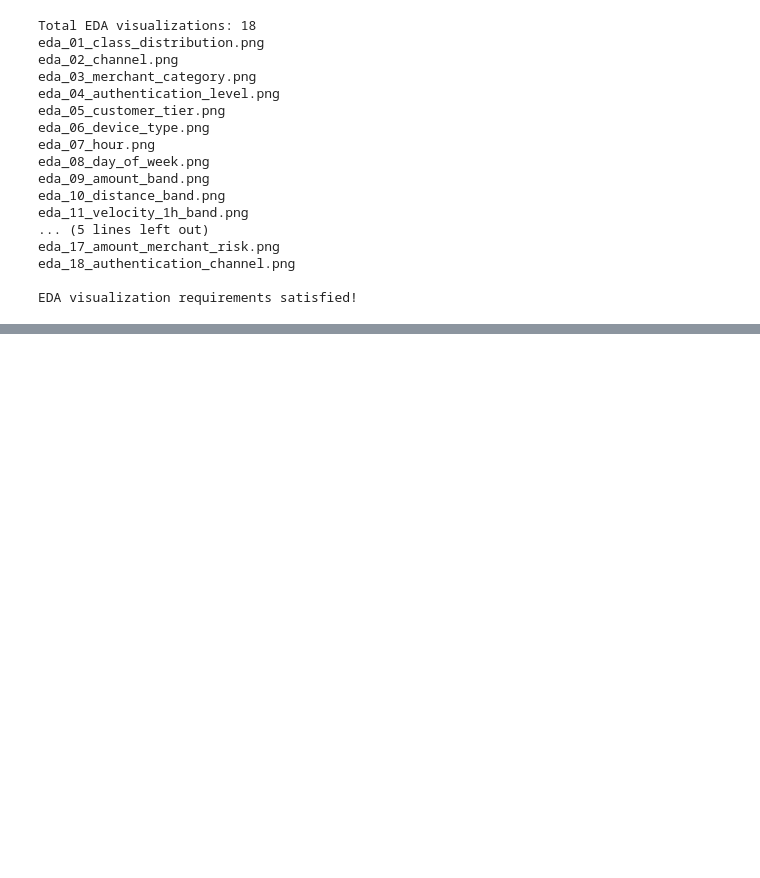
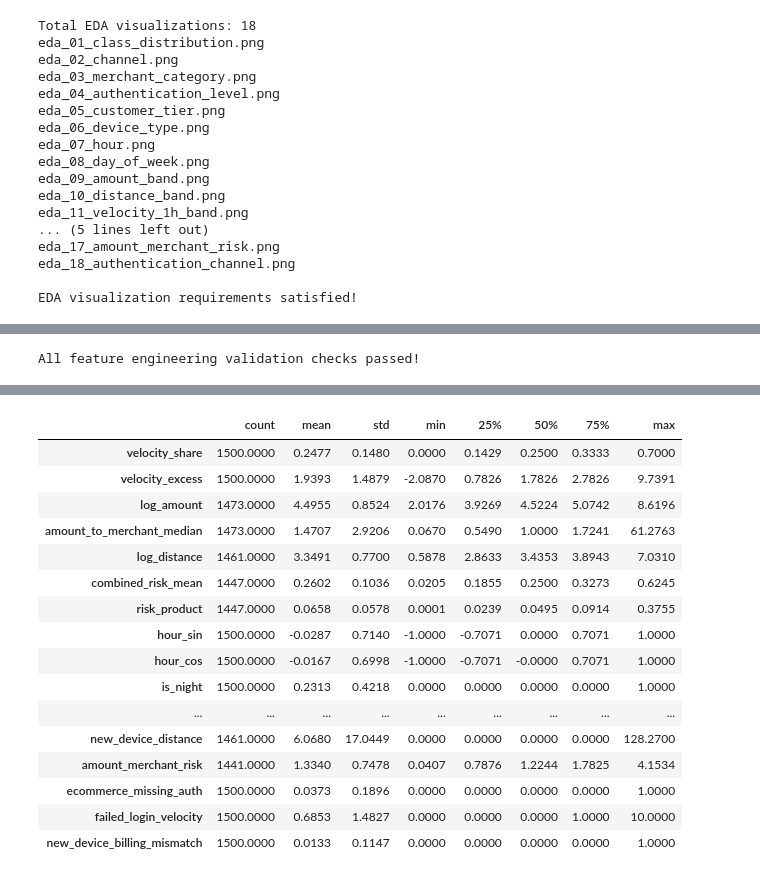
Before and after one commit to Charith-01/fraud-risk-intelligence-engine, a Jupyter notebook: 01_fraud_risk_analysis.ipynb, the cells around one changed output, grey strips where cells are left out. Cells and saved outputs as stored; diff of their text form; code cells hidden in the pictures; blank space fills up the shorter version.

```diff
--- a/01_fraud_risk_analysis.ipynb
+++ b/01_fraud_risk_analysis.ipynb
@@ -1733,0 +1815,58 @@ EDA visualization requirements satisfied!
+# %%
+# Verify dimensions
+assert len(X_train_engineered) == len(X_train)
+
+assert X_train_engineered.shape[1] == (
+    X_train.shape[1] + len(ENGINEERED_FEATURES)
+)
+
+# Verify original features are preserved
+pd.testing.assert_frame_equal(
+    X_train_engineered[X_train.columns],
+    X_train
+)
+
+assert X_train_engineered.columns.is_unique
+
+# Verify index alignment
+assert X_train_engineered.index.equals(
+    X_train.index
+)
+
+# Verify no forbidden columns
+assert TARGET not in X_train_engineered.columns
+assert ID_COLUMN not in X_train_engineered.columns
+
+# Verify no infinite values
+assert not np.isinf(
+    X_train_engineered[ENGINEERED_FEATURES]
+    .to_numpy(dtype=float)
+).any()
+
+# Verify velocity share
+assert X_train_engineered[
+    "velocity_share"
+].between(0, 1).all()
+
+print(
+    "All feature engineering validation checks passed!"
+)
+# %% [output]
+All feature engineering validation checks passed!
+# %%
+engineered_summary = create_schema_report(
+    X_train_engineered[ENGINEERED_FEATURES]
+)
+
+display(engineered_summary)
+
+engineered_summary.to_csv(
+    METRICS_DIR / "engineered_feature_quality.csv"
+)
+
+display(
+    X_train_engineered[
+        ENGINEERED_FEATURES
+    ].describe().T
+)
+# %% [output]
@@ -1733,0 +1891,17 @@ EDA visualization requirements satisfied!
+|  | count | mean | std | min | 25% | 50% | 75% | max |
+| velocity_share | 1500.0000 | 0.2477 | 0.1480 | 0.0000 | 0.1429 | 0.2500 | 0.3333 | 0.7000 |
+| velocity_excess | 1500.0000 | 1.9393 | 1.4879 | -2.0870 | 0.7826 | 1.7826 | 2.7826 | 9.7391 |
+| log_amount | 1473.0000 | 4.4955 | 0.8524 | 2.0176 | 3.9269 | 4.5224 | 5.0742 | 8.6196 |
+| amount_to_merchant_median | 1473.0000 | 1.4707 | 2.9206 | 0.0670 | 0.5490 | 1.0000 | 1.7241 | 61.2763 |
+| log_distance | 1461.0000 | 3.3491 | 0.7700 | 0.5878 | 2.8633 | 3.4353 | 3.8943 | 7.0310 |
+| combined_risk_mean | 1447.0000 | 0.2602 | 0.1036 | 0.0205 | 0.1855 | 0.2500 | 0.3273 | 0.6245 |
+| risk_product | 1447.0000 | 0.0658 | 0.0578 | 0.0001 | 0.0239 | 0.0495 | 0.0914 | 0.3755 |
+| hour_sin | 1500.0000 | -0.0287 | 0.7140 | -1.0000 | -0.7071 | 0.0000 | 0.7071 | 1.0000 |
+| hour_cos | 1500.0000 | -0.0167 | 0.6998 | -1.0000 | -0.7071 | -0.0000 | 0.7071 | 1.0000 |
+| is_night | 1500.0000 | 0.2313 | 0.4218 | 0.0000 | 0.0000 | 0.0000 | 0.0000 | 1.0000 |
+| ... | ... | ... | ... | ... | ... | ... | ... | ... |
+| new_device_distance | 1461.0000 | 6.0680 | 17.0449 | 0.0000 | 0.0000 | 0.0000 | 0.0000 | 128.2700 |
+| amount_merchant_risk | 1441.0000 | 1.3340 | 0.7478 | 0.0407 | 0.7876 | 1.2244 | 1.7825 | 4.1534 |
+| ecommerce_missing_auth | 1500.0000 | 0.0373 | 0.1896 | 0.0000 | 0.0000 | 0.0000 | 0.0000 | 1.0000 |
+| failed_login_velocity | 1500.0000 | 0.6853 | 1.4827 | 0.0000 | 0.0000 | 0.0000 | 1.0000 | 10.0000 |
+| new_device_billing_mismatch | 1500.0000 | 0.0133 | 0.1147 | 0.0000 | 0.0000 | 0.0000 | 0.0000 | 1.0000 |
```
Also changed, not shown: parts of 10 cells of this notebook, 3 other files.
